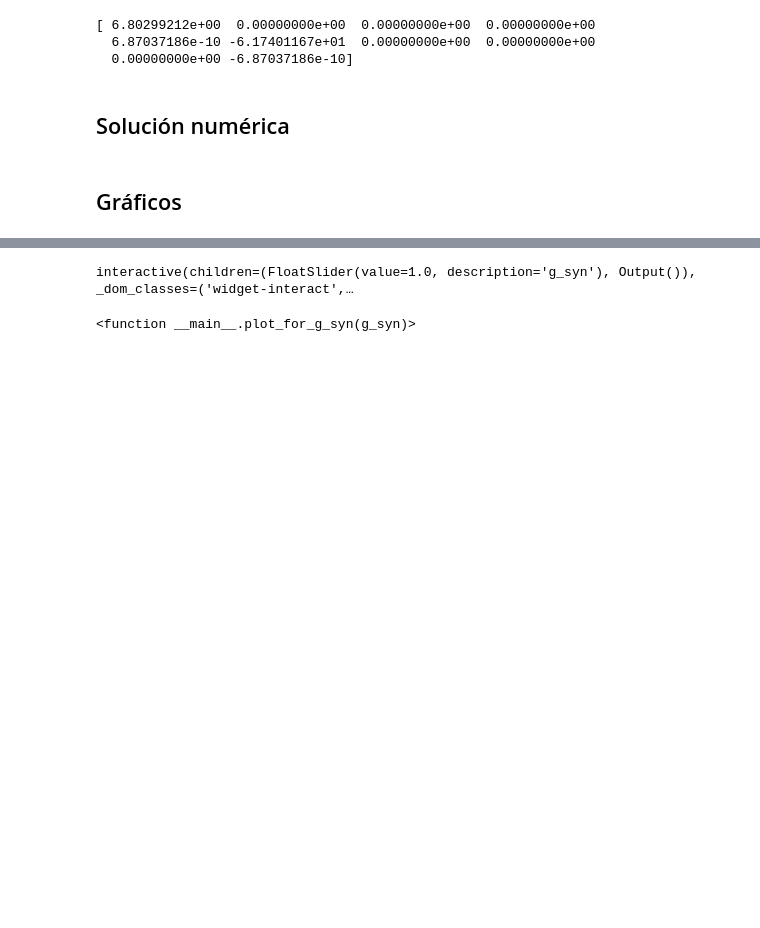
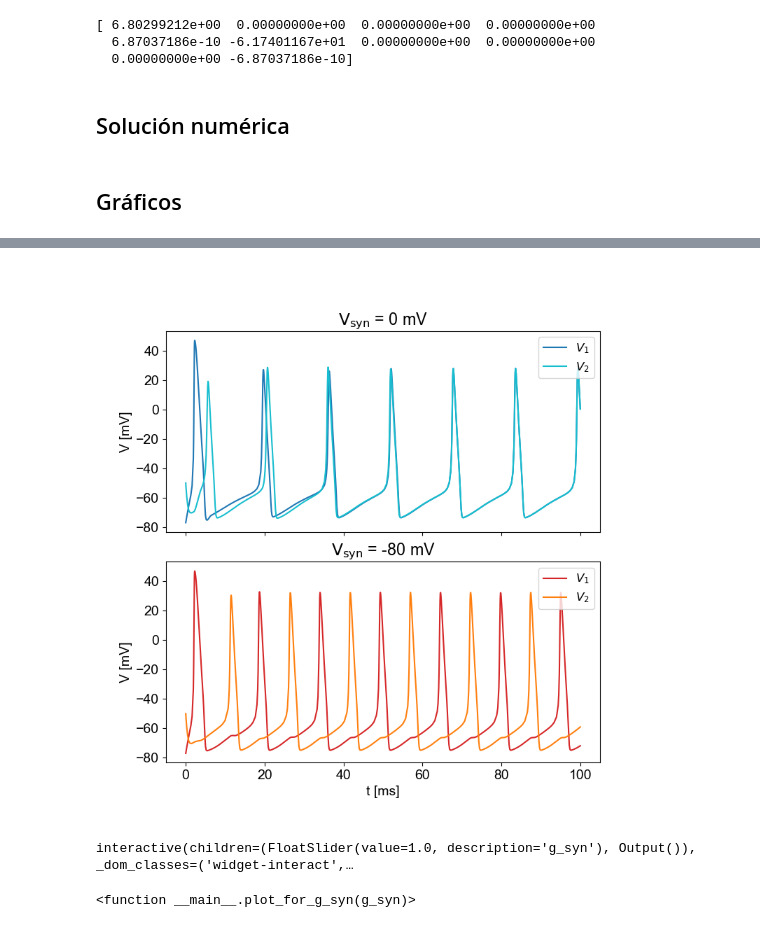
Before and after one commit to Lupama2/RedesNeuronales, a Jupyter notebook: Practicas/practica-2/ejercicio_1/main.ipynb, the cells around one changed output, grey strips where cells are left out. Cells and saved outputs as stored; diff of their text form; code cells hidden in the pictures; blank space fills up the shorter version.

```diff
--- a/Practicas/practica-2/ejercicio_1/main.ipynb
+++ b/Practicas/practica-2/ejercicio_1/main.ipynb
@@ -89,3 +89,47 @@ plt.show()
+# %%
+#Grafico para ambos V_syn
+
+t_ini = 0
+t_fin = 100 #[ms]
+
+I_ext = 10
+g_syn = 1#0.5#2.564102564102564#1
+V_syn_1 = 0
+V_syn_2 = -80
+
+soln_1 = solve_ivp(derivada, [t_ini, t_fin], y0, method = "RK45", args = (I_ext,g_syn,V_syn_1), dense_output = True)
+soln_2 = solve_ivp(derivada, [t_ini, t_fin], y0, method = "RK45", args = (I_ext,g_syn,V_syn_2), dense_output = True)
+
+#Verifico que se halla resuelto el problema
+if soln_1.success != True or soln_2.success != True:
+    raise ValueError(soln.message)
+
+#Grafico
+fig, ax = plt.subplots(2,1, sharex=True, figsize = (8,8))
+#Junto más los subplots
+fig.subplots_adjust(hspace=0.15)
+
+ax[0].plot(soln_1.t, soln_1.y[0,:], label = "$V_1$", color = "tab:blue")
+ax[0].plot(soln_1.t, soln_1.y[5,:], label = "$V_2$", color = "tab:cyan")
+ax[0].set_title("$\mathrm{V_{syn}}$ = 0 mV")
+# ax[0].set_xlabel("t [ms]")
+ax[0].set_ylabel("V [mV]")
+ax[0].legend(fontsize = 12, loc = "upper right")
+
+ax[1].plot(soln_2.t, soln_2.y[0,:], label = "$V_1$", color = "tab:red")
+ax[1].plot(soln_2.t, soln_2.y[5,:], label = "$V_2$", color = "tab:orange")
+ax[1].set_title("$\mathrm{V_{syn}}$ = -80 mV")
+ax[1].set_xlabel("t [ms]")
+ax[1].set_ylabel("V [mV]")
+ax[1].legend(fontsize = 12, loc = "upper right")
+
+plt.show()
+
+
+#Guardo imagen
+fig.savefig("Figures/V1_V2_vs_t.png", dpi = 300, bbox_inches = "tight")
+# %% [output]
+[figure, added]
 # %%
 def plot_for_g_syn(g_syn):
     '''
```
Also changed, not shown: parts of 6 cells of this notebook, 3 other files.
